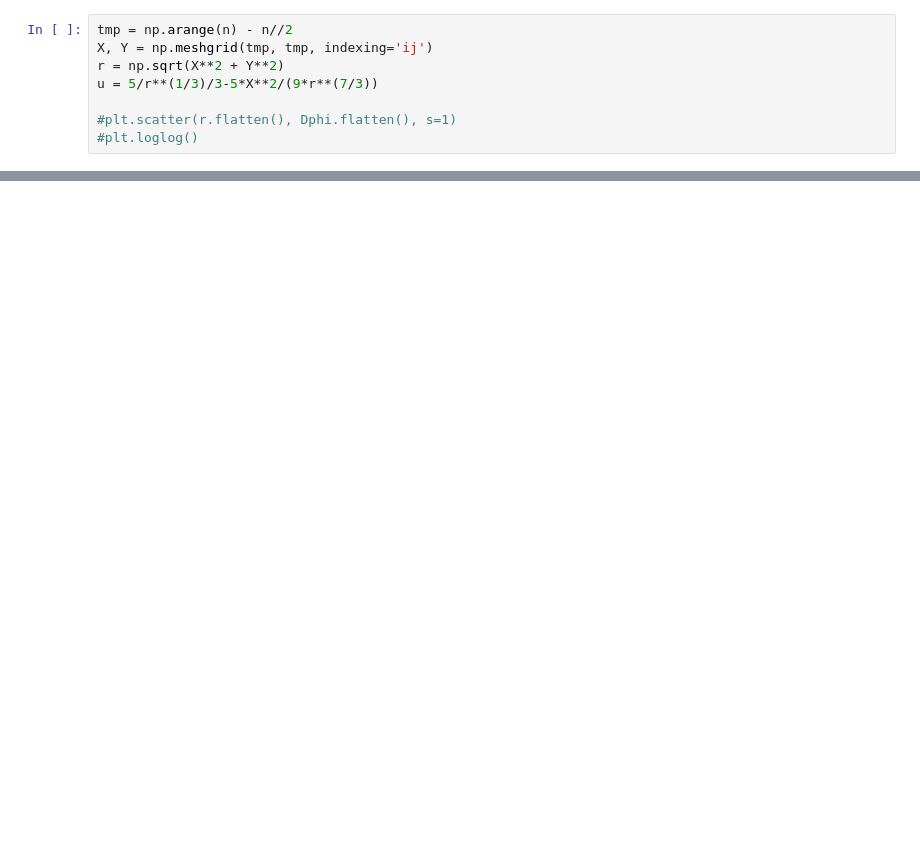
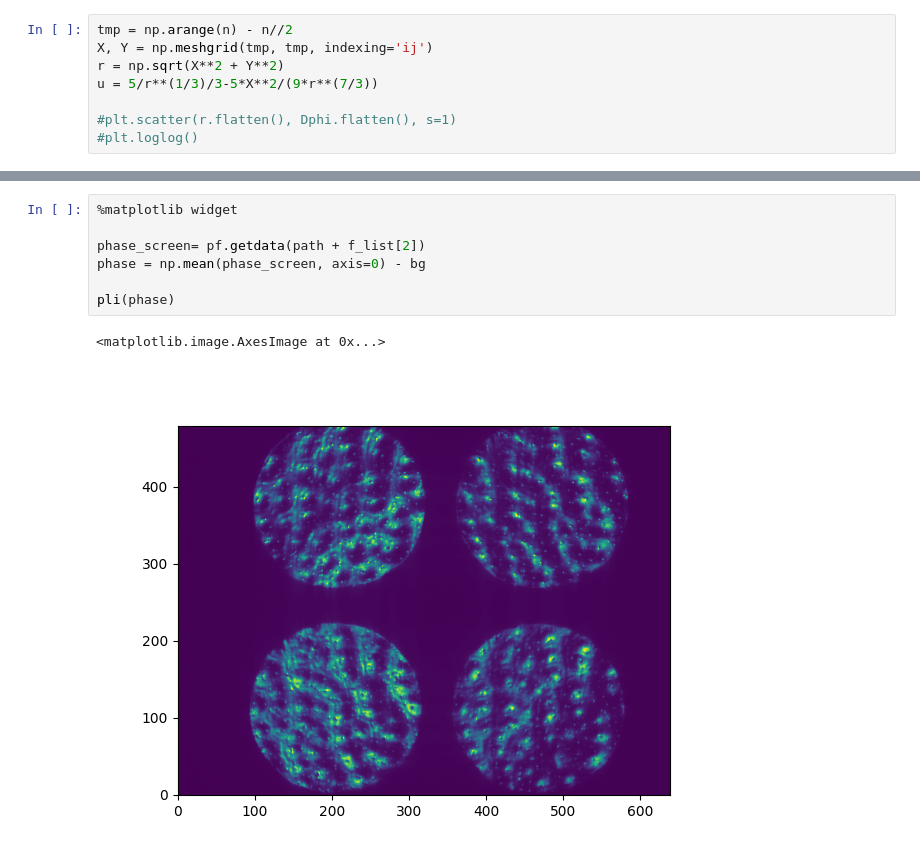
Before and after one commit to astrogauri/phase-screens, a Jupyter notebook: data_processing_phase.ipynb, the cells around one changed output, grey strips where cells are left out. Drawn from its saved outputs; the diff is of its cells as text; blank space fills up the shorter version.

```diff
--- a/data_processing_phase.ipynb
+++ b/data_processing_phase.ipynb
@@ -110,0 +134,10 @@ print(k)
+# %%
+%matplotlib widget
+
+phase_screen= pf.getdata(path + f_list[2])
+phase = np.mean(phase_screen, axis=0) - bg
+
+pli(phase)
+# %% [output]
+<matplotlib.image.AxesImage at 0x...>
+[figure, added]
```
Also changed, not shown: parts of 8 cells of this notebook, 6 other files.
